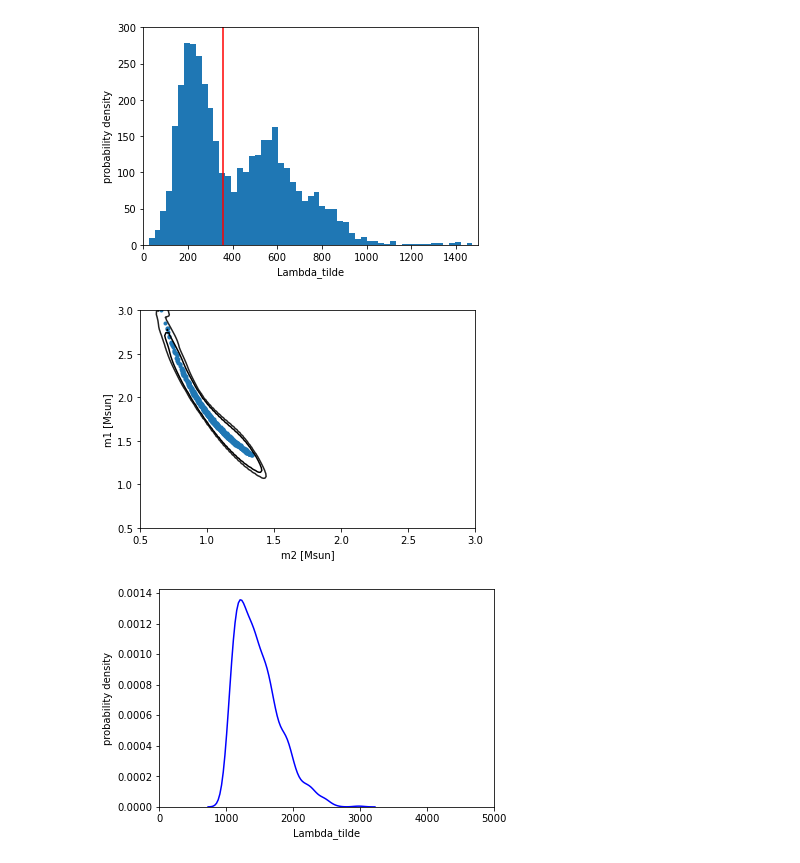
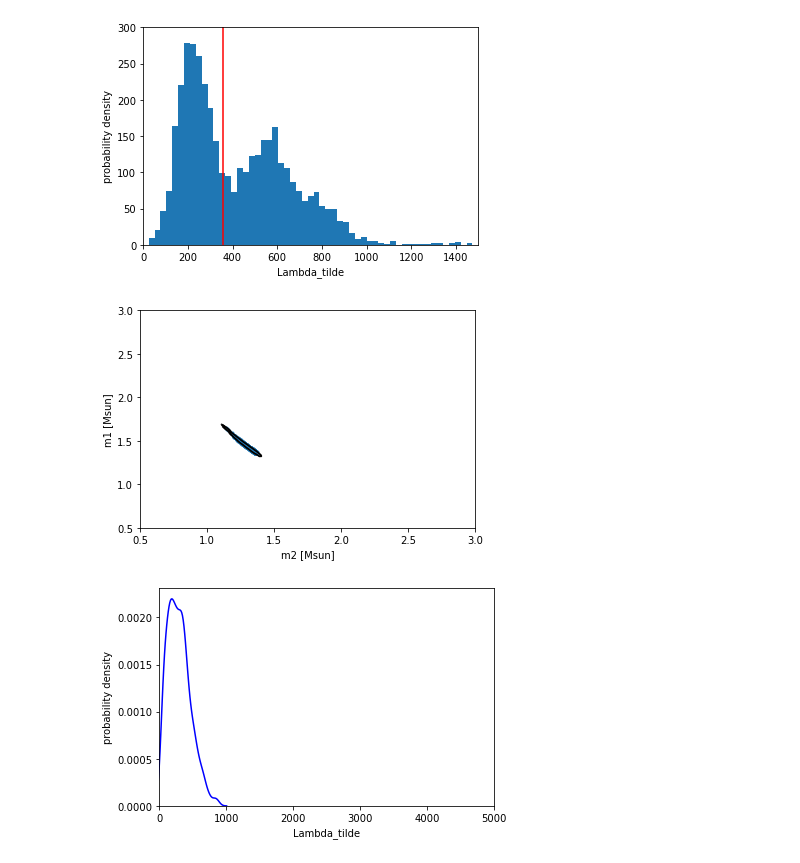
Before and after one commit to landryp/twin-stars, a Jupyter notebook: Simulated_BNS_Samples.ipynb, the cells around one changed output. Saved outputs shown, nothing was run; the diff lists cells and outputs as text; code cells hidden in the pictures.

Commit message:
update notebooks with bimodal pop

```diff
--- a/Simulated_BNS_Samples.ipynb
+++ b/Simulated_BNS_Samples.ipynb
@@ -18,10 +18,12 @@ Msol = 1.99e33
 SCENARIO = '3G' # O4, O5, 3G
 SCENARIOTAG = '' # can add y2, w1, m1 tags to make O5y2 or 3Gw1, 3Gm1
 
+POPMOD = 'bimod'
+
 npop = {'O4': 4, 'O5': 17, 'O5y2': 34, '3Gw1': 112, '3Gm1': 485, '3G': 5823}[SCENARIO+SCENARIOTAG] # number of events in population
 nsamps = 1000 # number of samples per event
 
-noise = 0. # set zero for zero-noise injections, 1 for detector white noise
+noise = 1. # set zero for zero-noise injections, 1 for detector white noise
 # %%
 # load GW170817 data
 
@@ -194,22 +196,22 @@ outfile.close()
 # %%
 # plot one set of samples to see what they look like
 
-if noise == 0.: bnsdat = np.genfromtxt('./dat/zeronoise_{0}_unif_BNS_DBHF2010/BNS_0.csv'.format(SCENARIO+SCENARIOTAG),names=True,delimiter=',',dtype=None,encoding=None)
-else: bnsdat = np.genfromtxt('./dat/{0}_unif_BNS_DBHF2010/BNS_0.csv'.format(SCENARIO+SCENARIOTAG),names=True,delimiter=',',dtype=None,encoding=None)
+if noise == 0.: bnsdat = np.genfromtxt('./dat/zeronoise_{0}_{1}_BNS_DBHF2010/BNS_0.csv'.format(SCENARIO+SCENARIOTAG,POPMOD),names=True,delimiter=',',dtype=None,encoding=None)
+else: bnsdat = np.genfromtxt('./dat/{0}_{1}_BNS_DBHF2010/BNS_0.csv'.format(SCENARIO+SCENARIOTAG,POPMOD),names=True,delimiter=',',dtype=None,encoding=None)
 
 sns.kdeplot(bnsdat['m2'],bnsdat['m1'],levels=[0.1,0.5],color='k')
 plt.scatter(bnsdat['m2'],bnsdat['m1'],marker='.')
 plt.xlim(0.5,3.)
 plt.ylim(0.5,3.)
 plt.xlabel('m2 [Msun]')
 plt.ylabel('m1 [Msun]')
 plt.show()
 
 sns.kdeplot(lambdatilde(bnsdat['Lambda1'],bnsdat['Lambda2'],bnsdat['m1'],bnsdat['m2']),color='b')
 plt.xlim(0.,5000.)
 plt.xlabel('Lambda_tilde')
 plt.ylabel('probability density')
 plt.show()
 # %% [output]
-[figure, old version]
+[figure, new version]
-[figure, old version]
+[figure, new version]
```
Also changed, not shown: parts of 1 cell of this notebook, 1 other file.
